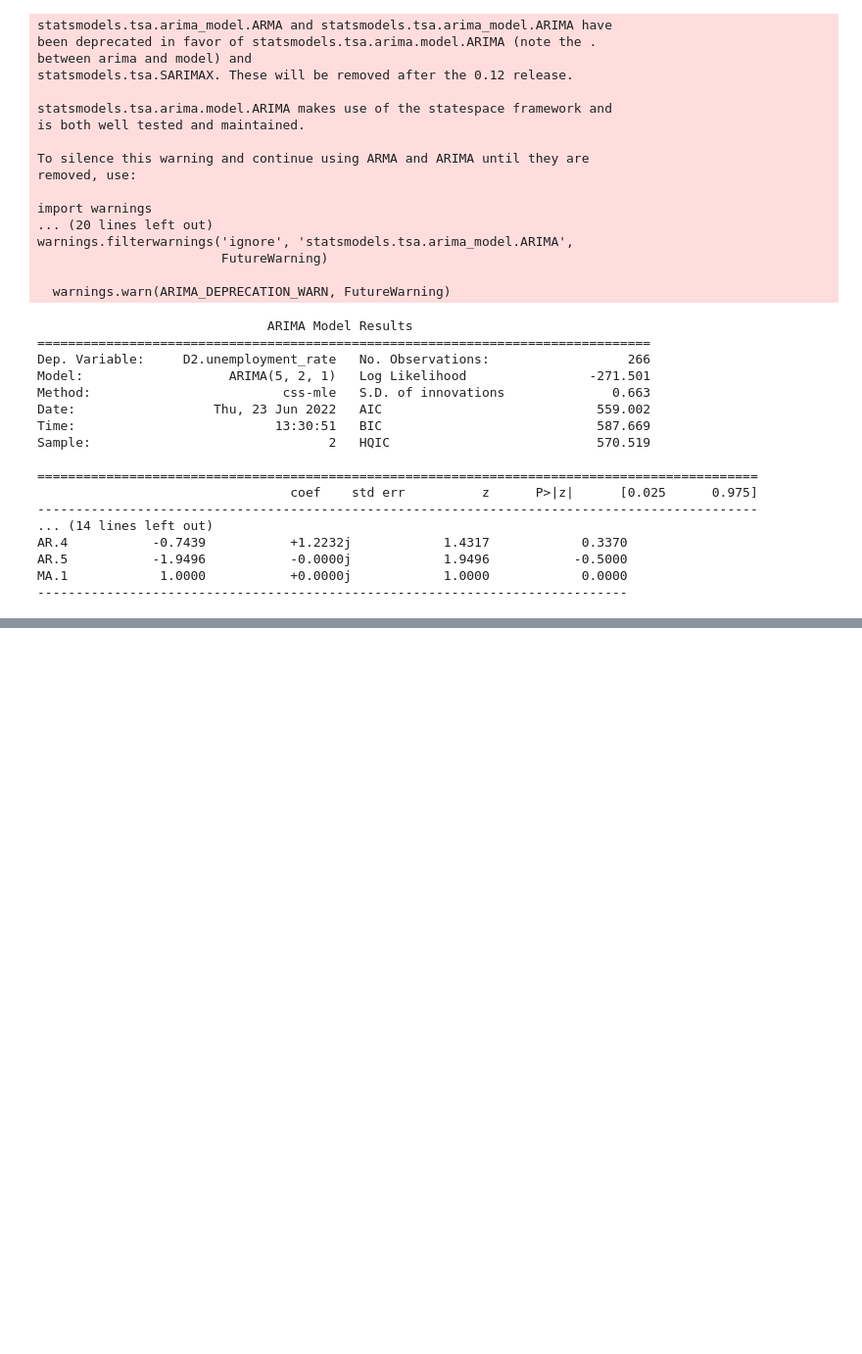
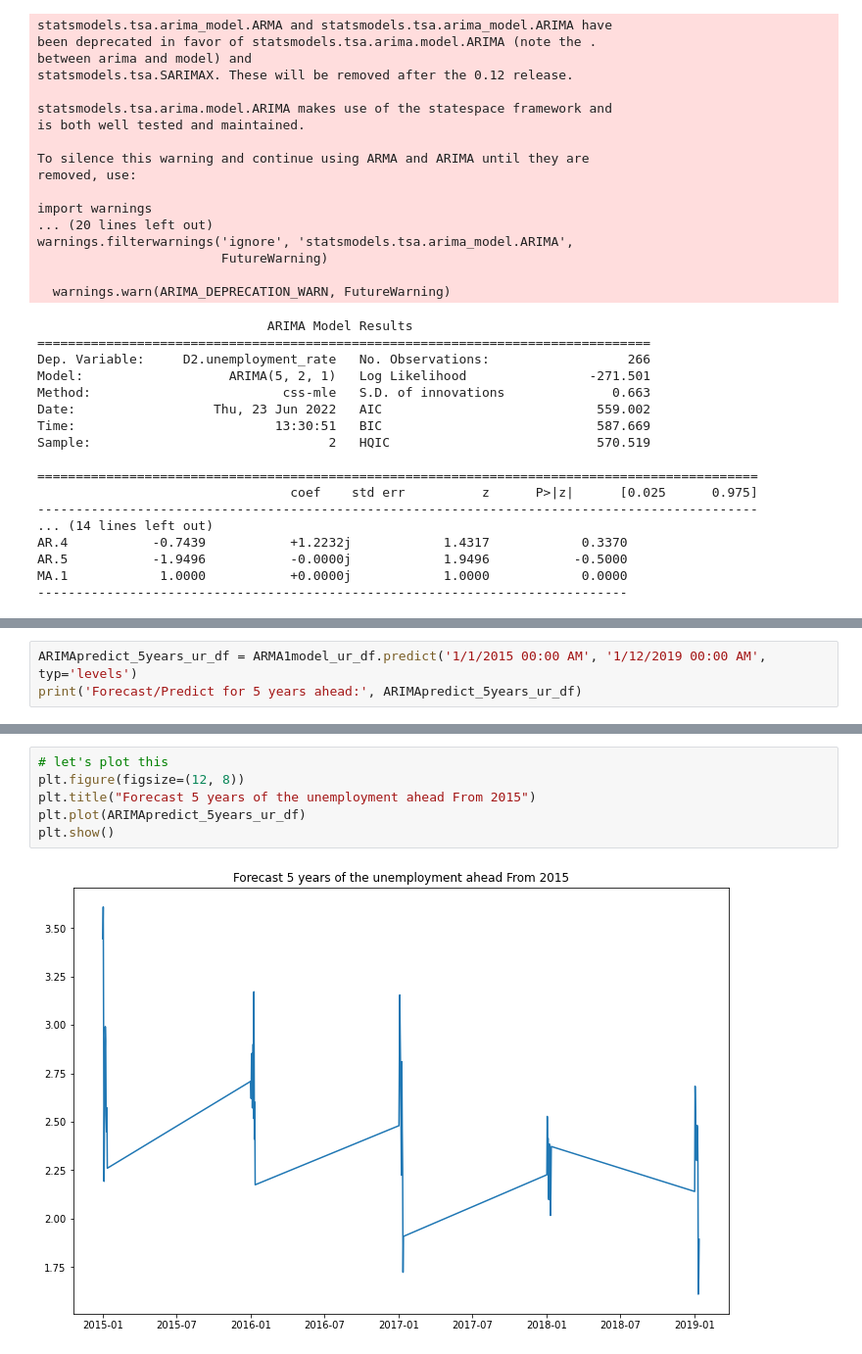
Before and after one commit to KitwanaSh/Sentiment_analysis, a Jupyter notebook: unemployment_bach.ipynb, the cells around one changed output, grey strips where cells are left out. Shown at 98% size. Saved outputs shown, nothing was run; the diff lists cells and outputs as text; blank space fills up the shorter version.

Commit message:
Feat: Add the ARIMA 5 years prediction ahead

```diff
--- a/unemployment_bach.ipynb
+++ b/unemployment_bach.ipynb
@@ -127,0 +130,3 @@ MA.1            1.0000           +0.0000j            1.0000            0.0000
+# %%
+ARIMApredict_5years_ur_df = ARMA1model_ur_df.predict('1/1/2015 00:00 AM', '1/12/2019 00:00 AM', typ='levels')
+print('Forecast/Predict for 5 years ahead:', ARIMApredict_5years_ur_df)
@@ -127,0 +151,8 @@ MA.1            1.0000           +0.0000j            1.0000            0.0000
+# %%
+# let's plot this
+plt.figure(figsize=(12, 8))
+plt.title("Forecast 5 years of the unemployment ahead From 2015")
+plt.plot(ARIMApredict_5years_ur_df)
+plt.show()
+# %% [output]
+[figure, added]
```
Also changed, not shown: parts of 2 cells of this notebook.
